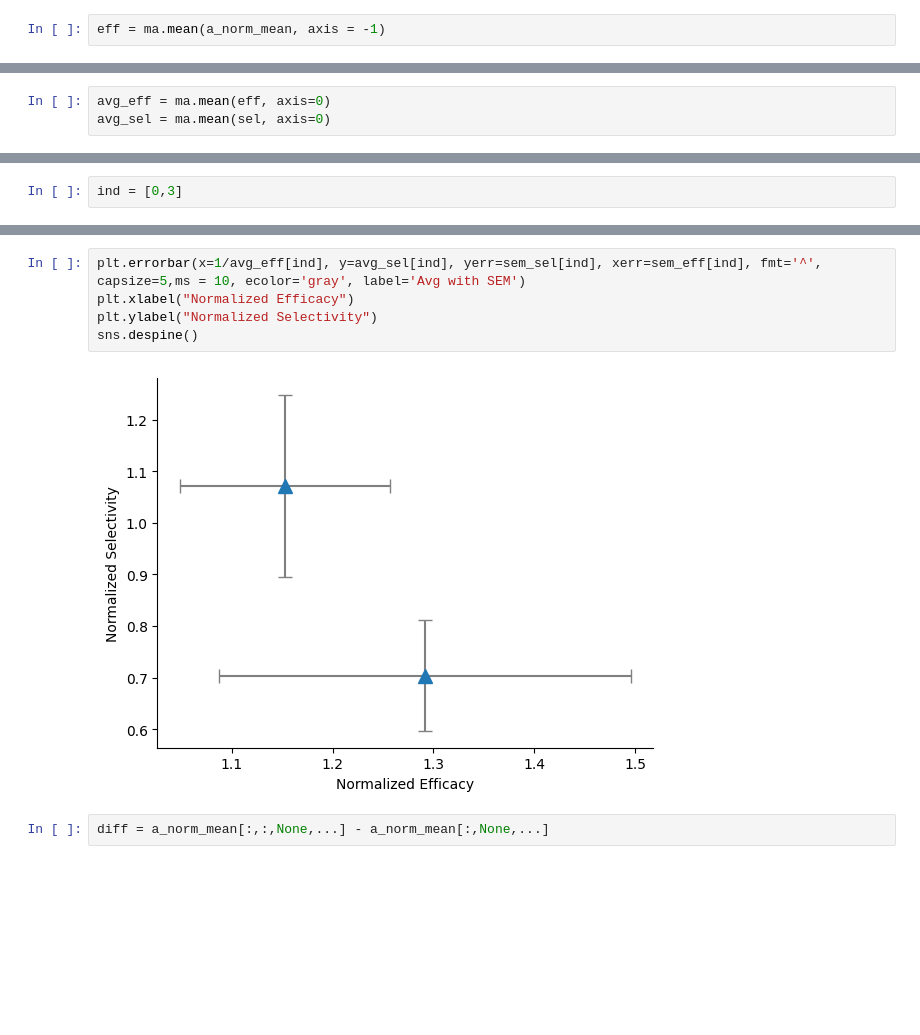
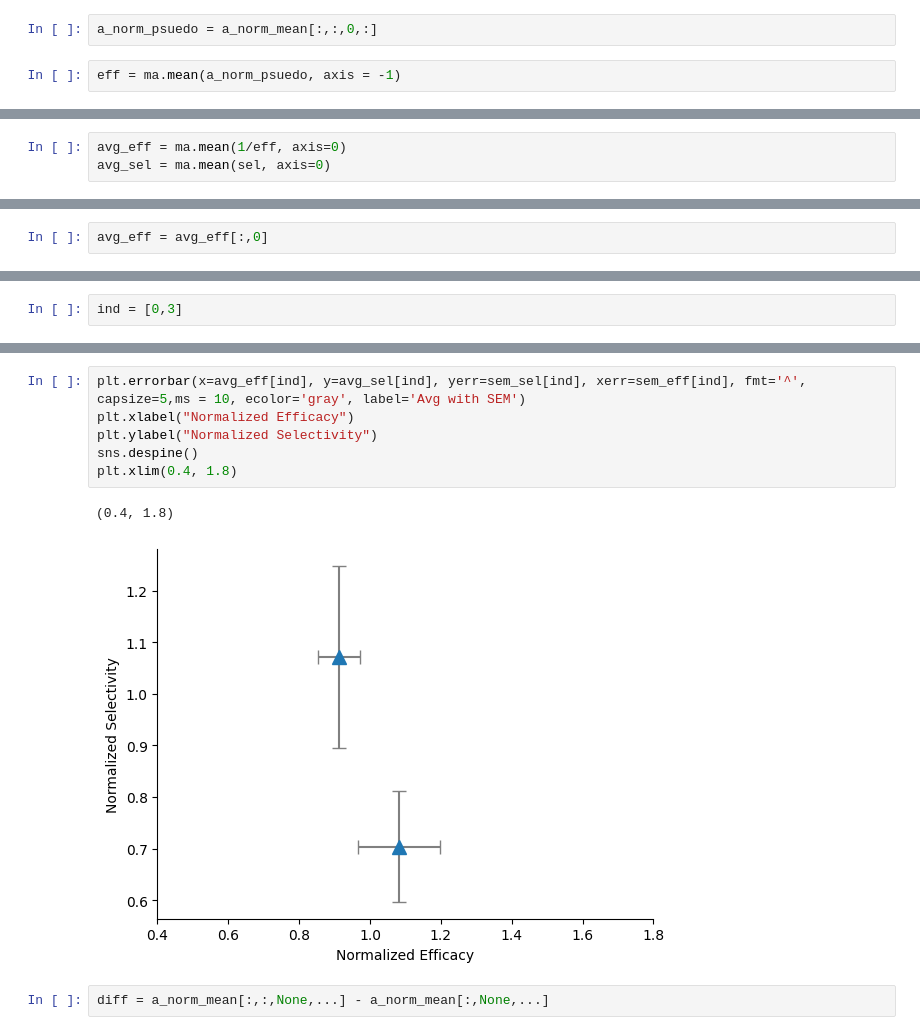
Before and after one commit to hbmep/rat-mapping, a Jupyter notebook: notebooks/L_SHIE/mep_amplitude.ipynb, the cells around one changed output, grey strips where cells are left out. Saved outputs shown, nothing was run; the diff lists cells and outputs as text; blank space fills up the shorter version.

```diff
--- a/notebooks/L_SHIE/mep_amplitude.ipynb
+++ b/notebooks/L_SHIE/mep_amplitude.ipynb
@@ -85,5 +90,7 @@ with open(src, "rb") as f:
 sel.shape
 # %% [output]
 (8, 4)
+# %%
+a_norm_psuedo = a_norm_mean[:,:,0,:]
 # %%
-eff = ma.mean(a_norm_mean, axis = -1)
+eff = ma.mean(a_norm_psuedo, axis = -1)
@@ -90,3 +102,3 @@ eff = ma.mean(a_norm_mean, axis = -1)
 # %%
-avg_eff = ma.mean(eff, axis=0)
+avg_eff = ma.mean(1/eff, axis=0)
 avg_sel = ma.mean(sel, axis=0)
@@ -110,0 +117,2 @@ masked_array(data=[0.7039388897249563, 0.9493612109887668,
+# %%
+avg_eff = avg_eff[:,0]
@@ -126,10 +238,12 @@ masked_array(data=[1.291484685132293, 1.1526233883687274],
 # %%
-plt.errorbar(x=1/avg_eff[ind], y=avg_sel[ind], yerr=sem_sel[ind], xerr=sem_eff[ind], fmt='^', capsize=5,ms = 10, ecolor='gray', label='Avg with SEM')
+plt.errorbar(x=avg_eff[ind], y=avg_sel[ind], yerr=sem_sel[ind], xerr=sem_eff[ind], fmt='^', capsize=5,ms = 10, ecolor='gray', label='Avg with SEM')
 plt.xlabel("Normalized Efficacy")
 plt.ylabel("Normalized Selectivity")
 sns.despine()
+plt.xlim(0.4, 1.8)
 # %% [output]
+(0.4, 1.8)
-[figure, old version]
+[figure, new version]
 # %%
 diff = a_norm_mean[:,:,None,...] - a_norm_mean[:,None,...]
 # %%
```
Also changed, not shown: parts of 34 cells of this notebook, 4 other files.
